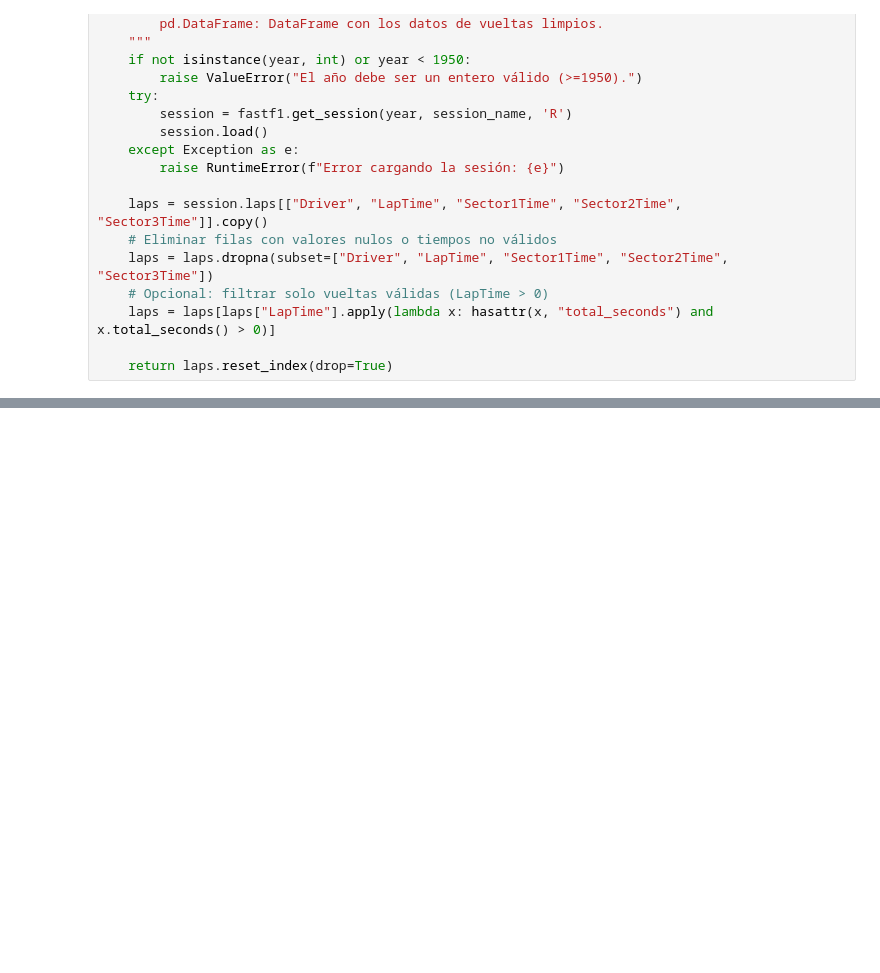
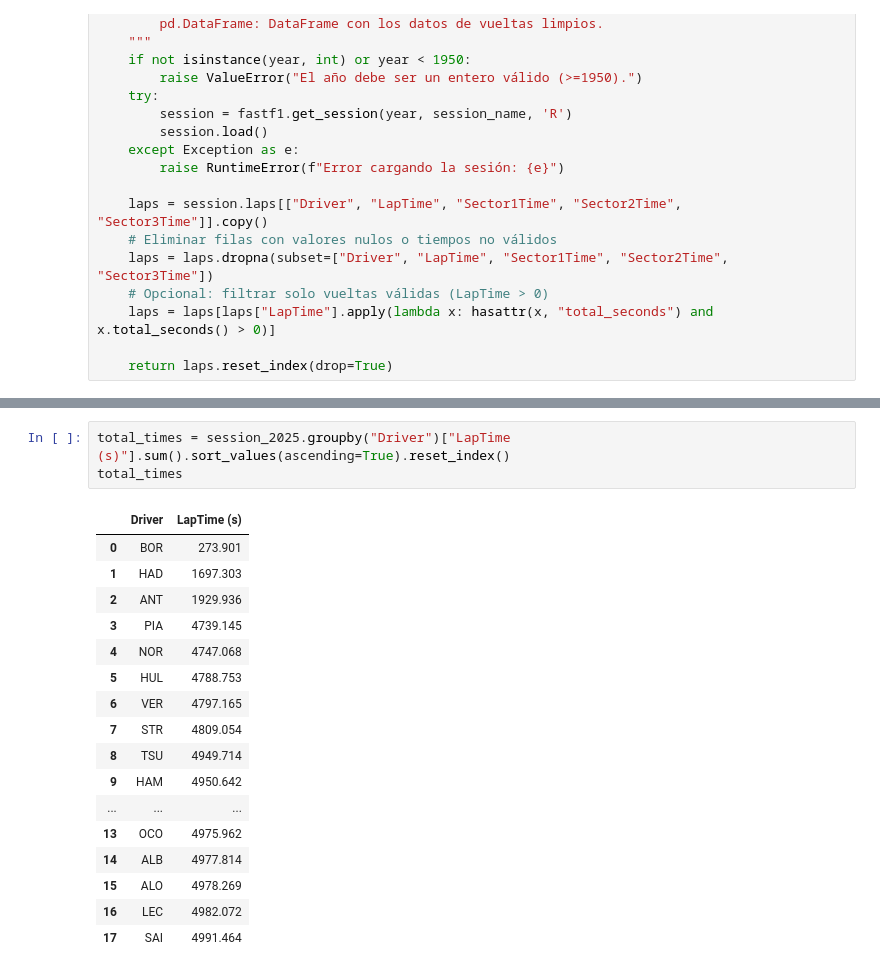
Before and after one commit to OmarGard/F1-Prediction-Lap-Times, a Jupyter notebook: notebooks/session_laps.ipynb, the cells around one changed output, grey strips where cells are left out. Drawn from its saved outputs; the diff is of its cells as text; blank space fills up the shorter version.

```diff
--- a/notebooks/session_laps.ipynb
+++ b/notebooks/session_laps.ipynb
@@ -73,0 +101,21 @@ session_2024
+# %%
+total_times = session_2025.groupby("Driver")["LapTime (s)"].sum().sort_values(ascending=True).reset_index()
+total_times
+# %% [output]
+|  | Driver | LapTime (s) |
+| 0 | BOR | 273.901 |
+| 1 | HAD | 1697.303 |
+| 2 | ANT | 1929.936 |
+| 3 | PIA | 4739.145 |
+| 4 | NOR | 4747.068 |
+| 5 | HUL | 4788.753 |
+| 6 | VER | 4797.165 |
+| 7 | STR | 4809.054 |
+| 8 | TSU | 4949.714 |
+| 9 | HAM | 4950.642 |
+| ... | ... | ... |
+| 13 | OCO | 4975.962 |
+| 14 | ALB | 4977.814 |
+| 15 | ALO | 4978.269 |
+| 16 | LEC | 4982.072 |
+| 17 | SAI | 4991.464 |
```
Also changed, not shown: parts of 7 cells of this notebook, 3 other files.
